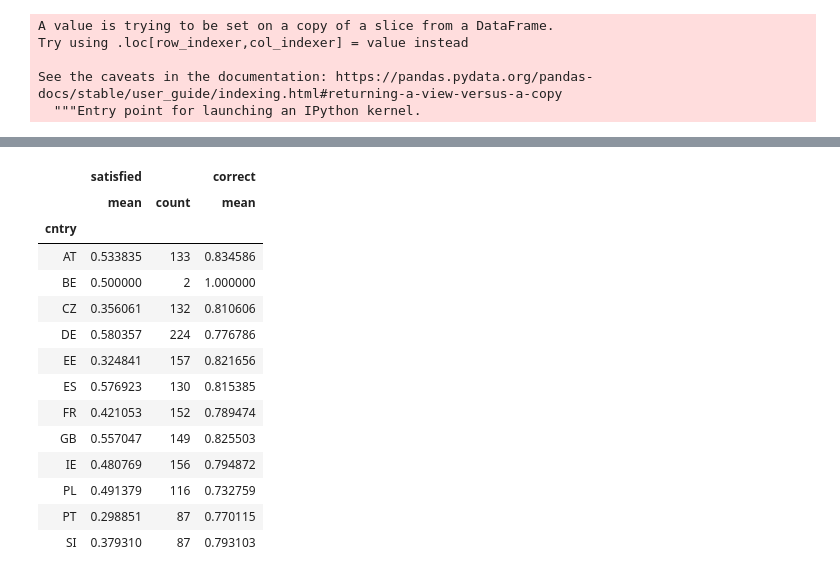
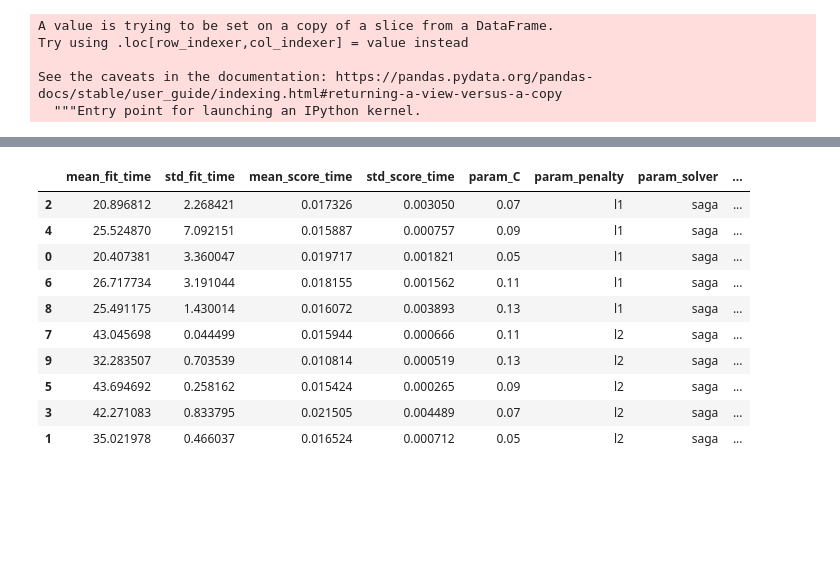
Before and after one commit to tingwei758/Predicting-Life-Satisfaction, a Jupyter notebook: notebooks/Stacking_Model.ipynb, the cells around one changed output, grey strips where cells are left out. Drawn from its saved outputs; the diff is of its cells as text; code cells hidden in the pictures; blank space fills up the shorter version.

```diff
--- a/notebooks/Stacking_Model.ipynb
+++ b/notebooks/Stacking_Model.ipynb
@@ -431,14 +469,14 @@ roc_auc_score(X_test["satisfied"], y_pred[:,1])
 # %%
 param_grid = {
-    'penalty' : ['l1'],
-    'C' : np.linspace(0.2, 0.4, 20),
-    'solver' : ['liblinear'],
+    'solver': ['saga'],
+    'penalty': ['l1', 'l2'],
+    'C': [0.05, 0.07, 0.09, 0.11, 0.13],
 }
 
 
 # Create grid search object
 
-clf = GridSearchCV(LogisticRegression(), param_grid = param_grid, cv = 5, verbose=True, n_jobs=-1)
+clf = GridSearchCV(LogisticRegression(), param_grid = param_grid, scoring='roc_auc', cv = 5, verbose=True, n_jobs=-1)
 
 # Fit on data
 
@@ -700,19 +505,0 @@ df_ori2
-# %%
-temp = df_ori2.groupby("cntry").agg({"satisfied": ["mean", "count"], "correct": ["mean"]})
-temp
-# %% [output]
-|  | satisfied |  | correct |
-|  | mean | count | mean |
-| cntry |  |  |  |
-| AT | 0.533835 | 133 | 0.834586 |
-| BE | 0.500000 | 2 | 1.000000 |
-| CZ | 0.356061 | 132 | 0.810606 |
-| DE | 0.580357 | 224 | 0.776786 |
-| EE | 0.324841 | 157 | 0.821656 |
-| ES | 0.576923 | 130 | 0.815385 |
-| FR | 0.421053 | 152 | 0.789474 |
-| GB | 0.557047 | 149 | 0.825503 |
-| IE | 0.480769 | 156 | 0.794872 |
-| PL | 0.491379 | 116 | 0.732759 |
-| PT | 0.298851 | 87 | 0.770115 |
-| SI | 0.379310 | 87 | 0.793103 |
@@ -728,0 +506,14 @@ temp[temp["correct"]["mean"] < 0.8]
+# %%
+pd.DataFrame(best_clf.cv_results_).sort_values("mean_test_score", ascending=False)
+# %% [output]
+|  | mean_fit_time | std_fit_time | mean_score_time | std_score_time | param_C | param_penalty | param_solver | ... |
+| 2 | 20.896812 | 2.268421 | 0.017326 | 0.003050 | 0.07 | l1 | saga | ... |
+| 4 | 25.524870 | 7.092151 | 0.015887 | 0.000757 | 0.09 | l1 | saga | ... |
+| 0 | 20.407381 | 3.360047 | 0.019717 | 0.001821 | 0.05 | l1 | saga | ... |
+| 6 | 26.717734 | 3.191044 | 0.018155 | 0.001562 | 0.11 | l1 | saga | ... |
+| 8 | 25.491175 | 1.430014 | 0.016072 | 0.003893 | 0.13 | l1 | saga | ... |
+| 7 | 43.045698 | 0.044499 | 0.015944 | 0.000666 | 0.11 | l2 | saga | ... |
+| 9 | 32.283507 | 0.703539 | 0.010814 | 0.000519 | 0.13 | l2 | saga | ... |
+| 5 | 43.694692 | 0.258162 | 0.015424 | 0.000265 | 0.09 | l2 | saga | ... |
+| 3 | 42.271083 | 0.833795 | 0.021505 | 0.004489 | 0.07 | l2 | saga | ... |
+| 1 | 35.021978 | 0.466037 | 0.016524 | 0.000712 | 0.05 | l2 | saga | ... |
```
Also changed, not shown: parts of 68 cells of this notebook, 1 other file.
